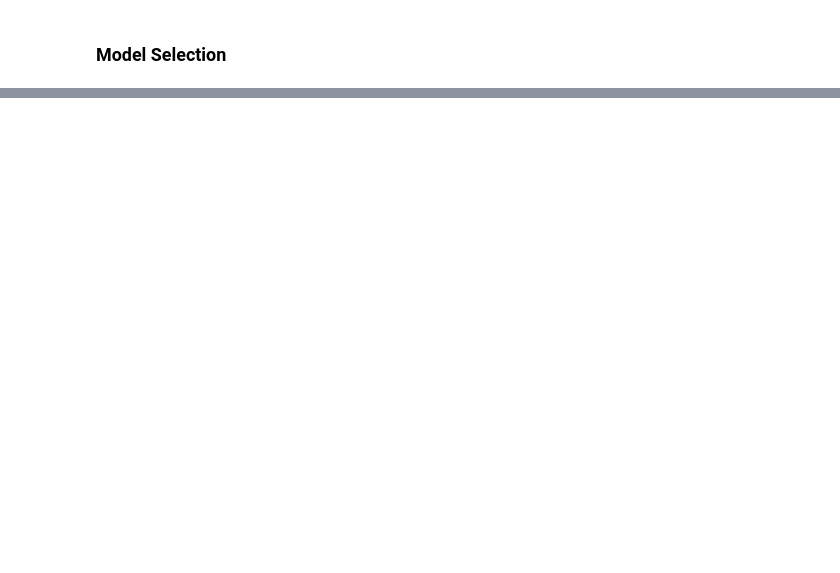
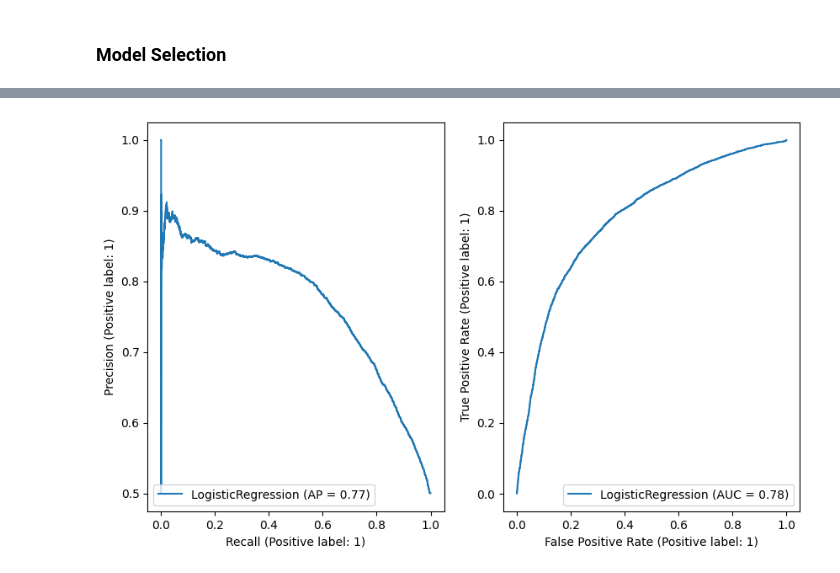
Before and after one commit to Shivam-3921/cardio_disease_prediction, a Jupyter notebook: cardio_diesease.ipynb, the cells around one changed output, grey strips where cells are left out. Cells and saved outputs as stored; diff of their text form; code cells hidden in the pictures; blank space fills up the shorter version.

```diff
--- a/cardio_diesease.ipynb
+++ b/cardio_diesease.ipynb
@@ -332,0 +392,7 @@ plt.tight_layout()
+# %%
+fig,ax = plt.subplots(1,2, figsize = (10,6))
+PrecisionRecallDisplay(precision= precision, recall= recall).from_estimator(LR, X_test, y_test, ax= ax[0])
+RocCurveDisplay(fpr = fpr,tpr = tpr, roc_auc= roc_auc).from_estimator(LR, X_test, y_test,ax = ax[1])
+plt.show()
+# %% [output]
+[figure, added]
```
Also changed, not shown: parts of 13 cells of this notebook.
